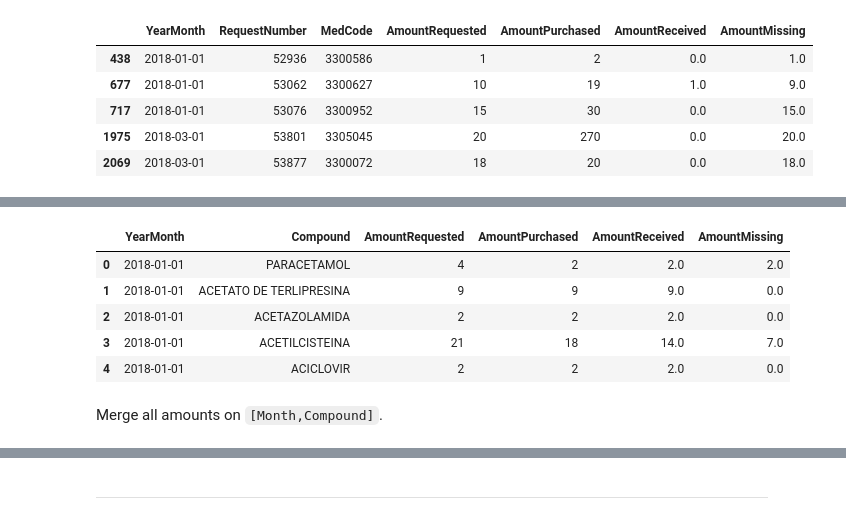
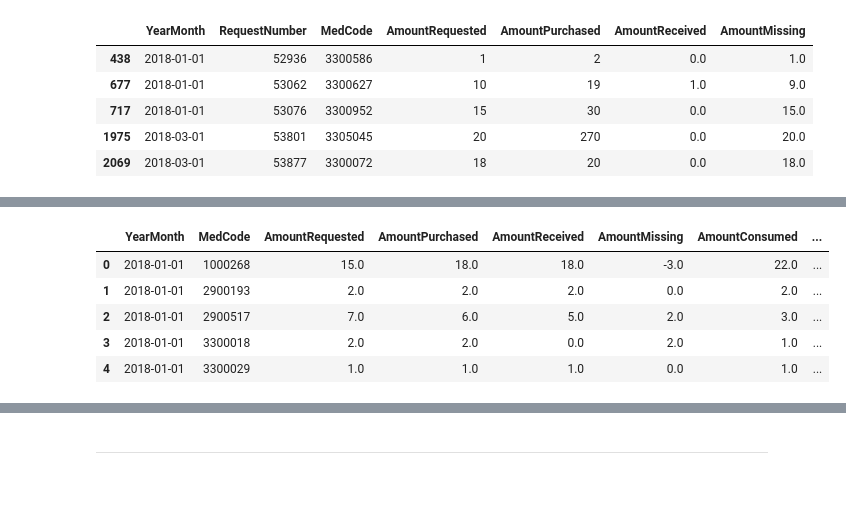
Before and after one commit to estebanmarinv/Pharmacy-Drug-Forecast, a Jupyter notebook: data-analysis/data_exploration_monthly.ipynb, the cells around one changed output, grey strips where cells are left out. Drawn from its saved outputs; the diff is of its cells as text; code cells hidden in the pictures; blank space fills up the shorter version.

```diff
--- a/data-analysis/data_exploration_monthly.ipynb
+++ b/data-analysis/data_exploration_monthly.ipynb
@@ -154,0 +163,3 @@ Compute `AmountConsumed` per `[Month,Compound]`.
+# %%
+AmountOrder = df.groupby(['YearMonth','MedCode']).sum()[['AmountRequested','AmountPurchased','AmountReceived','AmountMissing']].reset_index()
+AmountOrder.head(5)
@@ -155,7 +173,6 @@ Compute `AmountConsumed` per `[Month,Compound]`.
 # %%
-# Consumed
-AmountConsumed = MedConsumption.groupby(['ConsumptionDate','Compound']).sum()['AmountConsumed'].reset_index()
+AmountConsumed = MedConsumption.groupby(['ConsumptionDate','MedCode']).sum()['AmountConsumed'].reset_index()
 AmountConsumed['YearMonth'] = pd.to_datetime(AmountConsumed['ConsumptionDate'].dt.year*100+AmountConsumed['ConsumptionDate'].dt.month, format='%Y%m')
-AmountConsumed = AmountConsumed.loc[:, ['YearMonth','Compound','AmountConsumed']]
+AmountConsumed = AmountConsumed.loc[:, ['YearMonth','MedCode','AmountConsumed']]
 AmountConsumed.head()
 # %% [output]
@@ -169,0 +185,6 @@ Compute `AmountRequested`, `AmountPurchased`, `AmountReceived` and `AmountMissin
+# %%
+MonthlyMeds = pd.merge(AmountOrder, AmountConsumed, on=['YearMonth','MedCode'], how='outer')
+# fill AmountConsumed.isna() with zeros
+#MonthlyMeds['AmountConsumed'] = MonthlyMeds['AmountConsumed'].fillna(0)
+MonthlyMeds = MonthlyMeds.fillna(0)
+MonthlyMeds.head()
@@ -170,12 +198,10 @@ Compute `AmountRequested`, `AmountPurchased`, `AmountReceived` and `AmountMissin
 # %%
-AmountOrdered = pd.merge(df, PatentDrugs[['MedCode','Compound']], on='MedCode', how='left').groupby(['YearMonth','Compound']).sum()[['AmountRequested','AmountPurchased','AmountReceived','AmountMissing']].reset_index()
-AmountOrdered.head()
+MonthlyMeds = pd.merge(MonthlyMeds, PatentDrugs[['MedCode','MedDescription']], on='MedCode', how='left')
+MonthlyMeds.head(5)
 # %% [output]
-|  | YearMonth | Compound | AmountRequested | AmountPurchased | AmountReceived | AmountMissing |
-| 0 | 2018-01-01 | PARACETAMOL | 4 | 2 | 2.0 | 2.0 |
-| 1 | 2018-01-01 | ACETATO DE TERLIPRESINA | 9 | 9 | 9.0 | 0.0 |
-| 2 | 2018-01-01 | ACETAZOLAMIDA | 2 | 2 | 2.0 | 0.0 |
-| 3 | 2018-01-01 | ACETILCISTEINA | 21 | 18 | 14.0 | 7.0 |
-| 4 | 2018-01-01 | ACICLOVIR | 2 | 2 | 2.0 | 0.0 |
+|  | YearMonth | MedCode | AmountRequested | AmountPurchased | AmountReceived | AmountMissing | AmountConsumed | ... |
+| 0 | 2018-01-01 | 1000268 | 15.0 | 18.0 | 18.0 | -3.0 | 22.0 | ... |
+| 1 | 2018-01-01 | 2900193 | 2.0 | 2.0 | 2.0 | 0.0 | 2.0 | ... |
+| 2 | 2018-01-01 | 2900517 | 7.0 | 6.0 | 5.0 | 2.0 | 3.0 | ... |
+| 3 | 2018-01-01 | 3300018 | 2.0 | 2.0 | 0.0 | 2.0 | 1.0 | ... |
+| 4 | 2018-01-01 | 3300029 | 1.0 | 1.0 | 1.0 | 0.0 | 1.0 | ... |
-# %% [markdown]
-Merge all amounts on `[Month,Compound]`.
```
Also changed, not shown: parts of 27 cells of this notebook, 36 other files.
